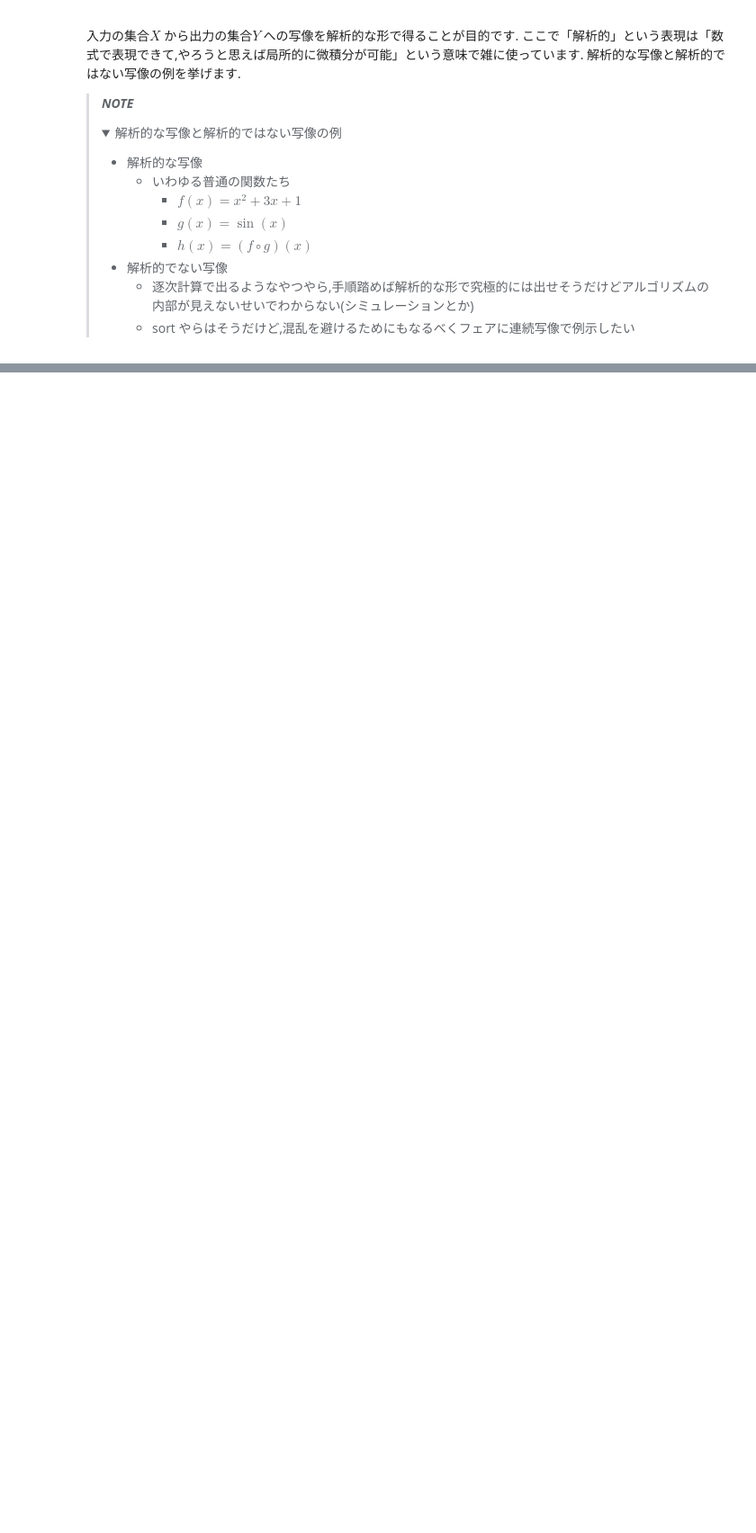
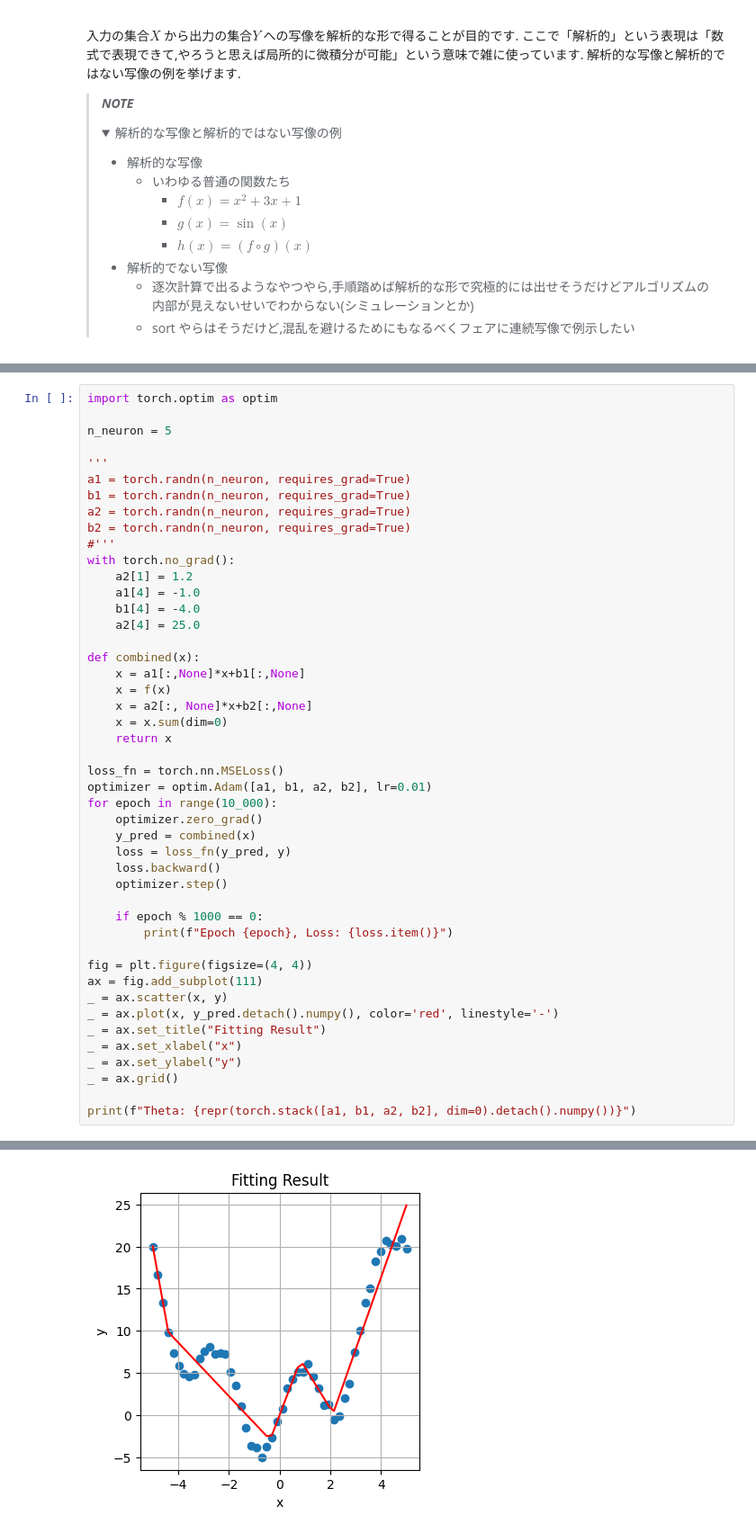
Before and after one commit to takanesano/ml-tutorial, a Jupyter notebook: content/jp/lesson1_nn.ipynb, the cells around one changed output, grey strips where cells are left out. Shown at 90% size. Drawn from its saved outputs; the diff is of its cells as text; folded sections open; blank space fills up the shorter version.

```diff
--- a/content/jp/lesson1_nn.ipynb
+++ b/content/jp/lesson1_nn.ipynb
@@ -135,0 +506,47 @@ interactive(children=(FloatSlider(value=1.0, description='theta1', max=5.0, min=
+# %%
+import torch.optim as optim
+
+n_neuron = 5
+
+'''
+a1 = torch.randn(n_neuron, requires_grad=True)
+b1 = torch.randn(n_neuron, requires_grad=True)
+a2 = torch.randn(n_neuron, requires_grad=True)
+b2 = torch.randn(n_neuron, requires_grad=True)
+#'''
+with torch.no_grad():
+    a2[1] = 1.2
+    a1[4] = -1.0
+    b1[4] = -4.0
+    a2[4] = 25.0
+
+def combined(x):
+    x = a1[:,None]*x+b1[:,None]
+    x = f(x)
+    x = a2[:, None]*x+b2[:,None]
+    x = x.sum(dim=0)
+    return x
+
+loss_fn = torch.nn.MSELoss()
+optimizer = optim.Adam([a1, b1, a2, b2], lr=0.01)
+for epoch in range(10_000):
+    optimizer.zero_grad()
+    y_pred = combined(x)
+    loss = loss_fn(y_pred, y)
+    loss.backward()
+    optimizer.step()
+
+    if epoch % 1000 == 0:
+        print(f"Epoch {epoch}, Loss: {loss.item()}")
+
+fig = plt.figure(figsize=(4, 4))
+ax = fig.add_subplot(111)
+_ = ax.scatter(x, y)
+_ = ax.plot(x, y_pred.detach().numpy(), color='red', linestyle='-')
+_ = ax.set_title("Fitting Result")
+_ = ax.set_xlabel("x")
+_ = ax.set_ylabel("y")
+_ = ax.grid()
+
+print(f"Theta: {repr(torch.stack([a1, b1, a2, b2], dim=0).detach().numpy())}")
+# %% [output]
@@ -135,0 +568 @@ interactive(children=(FloatSlider(value=1.0, description='theta1', max=5.0, min=
+[figure, added]
```
Also changed, not shown: parts of 20 cells of this notebook, 2 other files.
